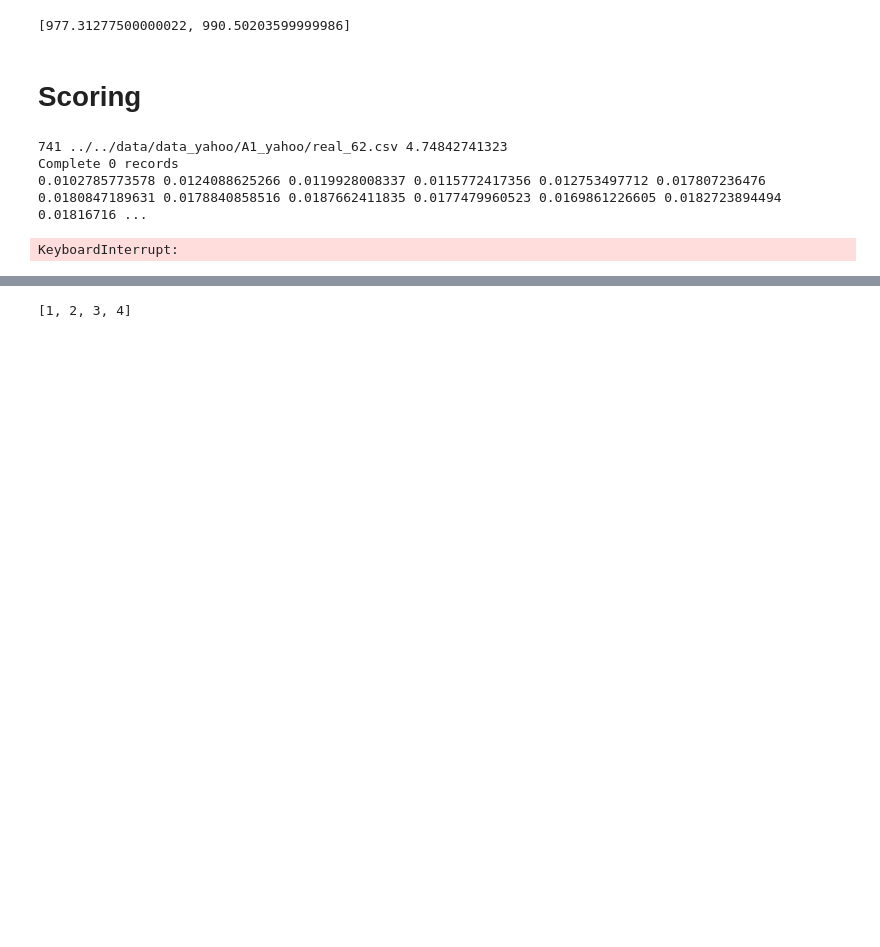
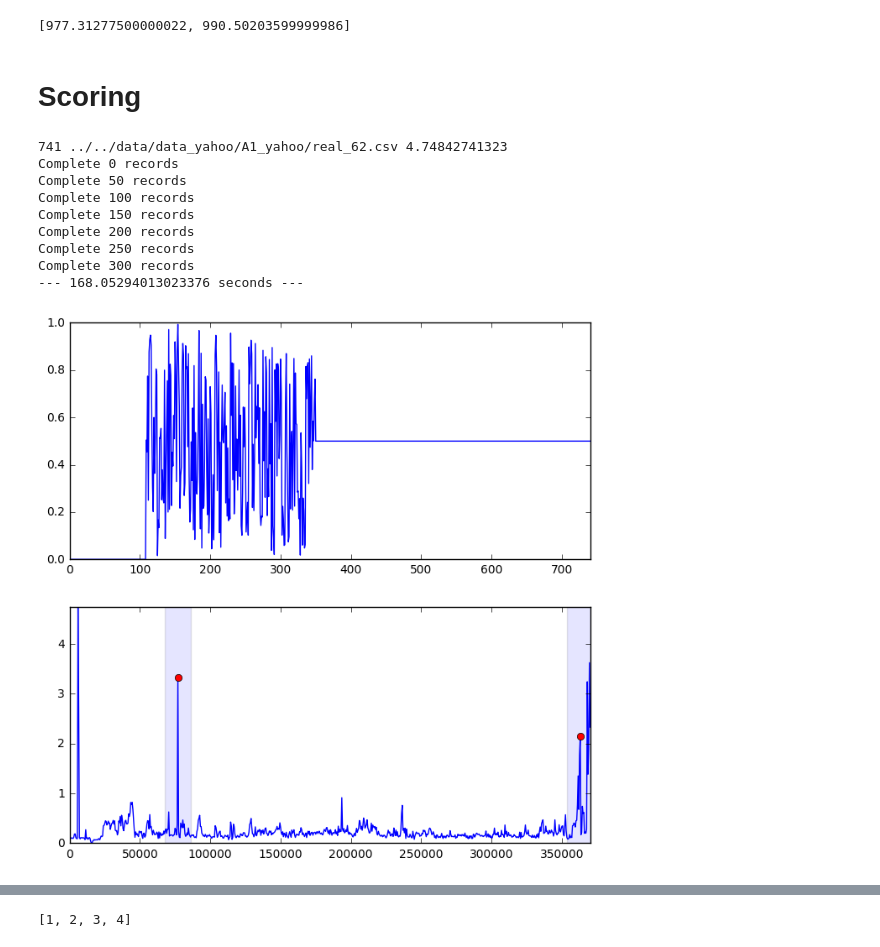
Before and after one commit to ishvlad/Conformal-Anomaly-Detection, a Jupyter notebook: experiments/ipython_notebooks/main_book.ipynb, the cells around one changed output, grey strips where cells are left out. Drawn from its saved outputs; the diff is of its cells as text; code cells hidden in the pictures; blank space fills up the shorter version.

```diff
--- a/experiments/ipython_notebooks/main_book.ipynb
+++ b/experiments/ipython_notebooks/main_book.ipynb
@@ -238,17 +235,19 @@ def game(path,i,pr=None):
     anomalyScore = []
     detector = None
     if pr is None:
-        detector = KnncadDetector(15*len(df)/100, max(df['value']), min(df['value']), 5, 11)
+        detector = KnncadDetector(15*len(df)/100, max(df['value']), min(df['value']), 1, 1)
     else:
-        detector = KnncadDetector(pr, max(df['value']), min(df['value']), 5, 11)
+        detector = KnncadDetector(pr, max(df['value']), min(df['value']), 1, 1)
 
     start_time = time.time()
-    for i,x in enumerate(df.values):
+    for i,x in enumerate(df.values[:350]):
 
         anomalyScore.append(detector.handleRecord({'value':x[1]}))
-        if i % 200 == 0:
+        if i % 50 == 0:
 #         if (i % 100 == 0 and i < pr) or (i % 10 and i > pr):
             print('Complete', i, 'records')
+    for i in enumerate(df.values[350:]):
+        anomalyScore.append([0.5])
     print("--- %s seconds ---" % (time.time() - start_time))
 #     return anomalyScore, detector
     fig = plt.figure(figsize=(8,8))
@@ -265,36 +264,42 @@ def game(path,i,pr=None):
     ax.axis('tight')
     # plot anomaly window
     for wind in windows[name]:
         begin = to_int(wind[0].split('.')[0]) - to_int(csv['timestamp'][0])
         end = to_int(wind[1].split('.')[0])-to_int(csv['timestamp'][0])
         ax.add_patch(patches.Rectangle((begin, min(y)), end-begin, max(y)-min(y),alpha=0.1))
     # plot anomalies
     index = [list(csv['timestamp']).index(lab) for lab in labels[name]]
     ax.plot([x[j] for j in index], [y[j] for j in index], 'or')
 
     return anomalyScore, detector
 
 #  'artificialNoAnomaly', 600
 #  'artificialWithAnomaly', 600
 #  'realAdExchange', 240
 #  'realAWSCloudwatch', 600,
-#  'realKnownCause', iio,hold = 200, ec2=600, other=750
+#  'realKnownCause', iio, hold = 200, ec2=600, other=750
 #  'realTraffic', 300, 7578 = 170
 #  'realTweets', 750
 
 #  'A1_yahoo'
 #  'A2_yahoo'
 #  'A3_yahoo'
 #  'A4_yahoo'
 
 
 path = "A1_yahoo/"
 res = game(path,58)
 # %% [output]
 741 ../../data/data_yahoo/A1_yahoo/real_62.csv 4.74842741323
 Complete 0 records
-0.0102785773578 0.0124088625266 0.0119928008337 0.0115772417356 0.012753497712 0.017807236476 0.0180847189631 0.0178840858516 0.0187662411835 0.0177479960523 0.0169861226605 0.0182723894494 0.01816716 ...
+Complete 50 records
+Complete 100 records
+Complete 150 records
+Complete 200 records
+Complete 250 records
+Complete 300 records
+--- 168.05294013023376 seconds ---
-KeyboardInterrupt:
+[figure, added]
 # %%
 files = [f for f in listdir(root+"A1_yahoo/") if not f.startswith('.')]
 name = path+files[58]
```
Also changed, not shown: parts of 3 cells of this notebook, 3 other files.
